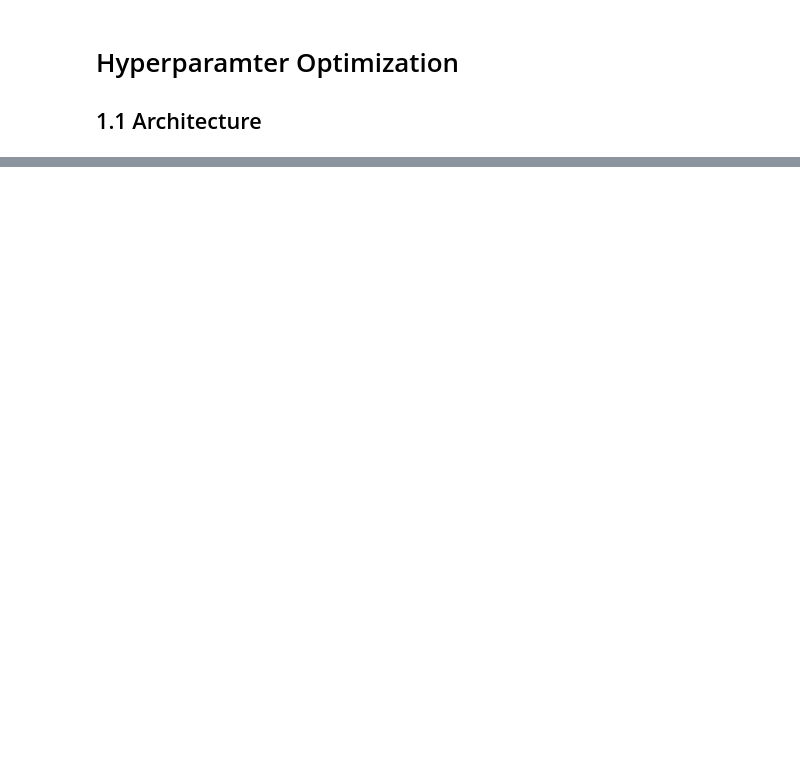
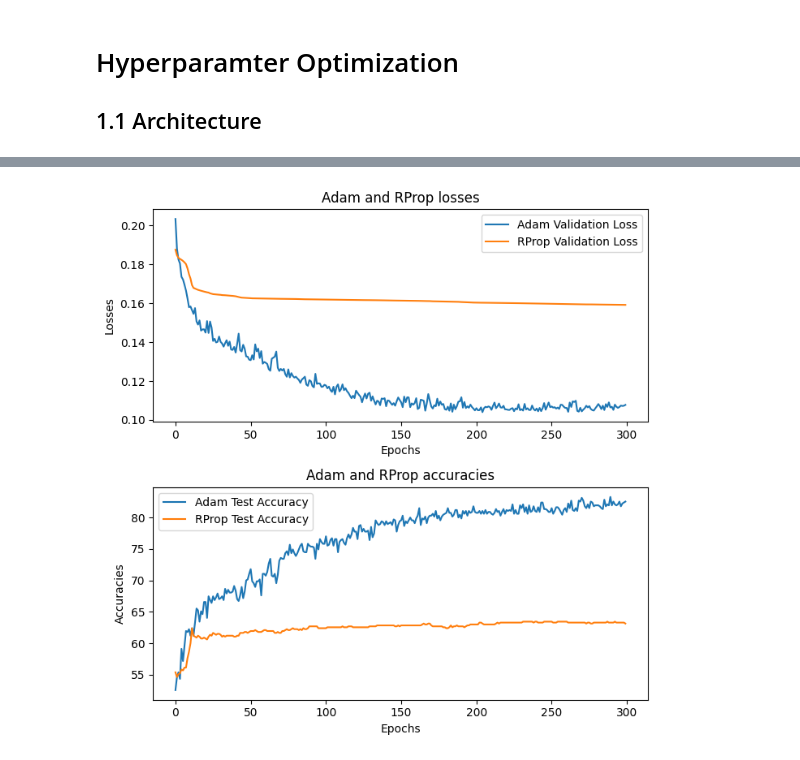
Before and after one commit to Klairgo/COS-711-Assignment-2, a Jupyter notebook: u21555258.ipynb, the cells around one changed output, grey strips where cells are left out. Cells and saved outputs as stored; diff of their text form; code cells hidden in the pictures; blank space fills up the shorter version.

Commit message:
Optimization and Comparison

```diff
--- a/u21555258.ipynb
+++ b/u21555258.ipynb
@@ -536,0 +853,50 @@ class NeuralNetwork():
+# %%
+act_funct = nn.Tanh()
+num_epochs = 300
+
+stack = nn.Sequential(
+    nn.Linear(12, 128),
+    act_funct,
+    nn.Linear(128, 128),
+    act_funct,
+    nn.Linear(128, 128),
+    act_funct,
+    nn.Linear(128, 32),
+    act_funct,
+    nn.Linear(32, 3),
+)
+
+model = NeuralNetwork(nn.MSELoss(), num_epochs , stack, 0.001, df, optim.Rprop)
+epoch_accuracy_train, epoch_accuracy_val, epoch_loss, epoch_val_loss = model.run_batch(100, False, True)
+
+stack = nn.Sequential(
+    nn.Linear(12, 128),
+    act_funct,
+    nn.Linear(128, 128),
+    act_funct,
+    nn.Linear(128, 128),
+    act_funct,
+    nn.Linear(128, 32),
+    act_funct,
+    nn.Linear(32, 3),
+)
+
+model = NeuralNetwork(nn.MSELoss(), num_epochs , stack, 0.001, df, optim.Adam)
+epoch_accuracy_train_a, epoch_accuracy_val_a, epoch_loss_a, epoch_val_loss_a = model.run_batch(100, False, True)
+
+fig,pos = plt.subplots(2,1,figsize=(7,7))
+pos[0].plot(range(num_epochs),epoch_val_loss_a, label="Adam Validation Loss")
+pos[0].plot(range(num_epochs),epoch_val_loss, label="RProp Validation Loss")
+pos[0].set_xlabel("Epochs")
+pos[0].set_ylabel("Losses")
+pos[0].set_title("Adam and RProp losses")
+pos[0].legend()
+pos[1].plot(range(num_epochs),epoch_accuracy_val_a,label="Adam Test Accuracy")
+pos[1].plot(range(num_epochs),epoch_accuracy_val,label="RProp Test Accuracy")
+pos[1].set_xlabel("Epochs")
+pos[1].set_ylabel("Accuracies")
+pos[1].set_title("Adam and RProp accuracies")
+pos[1].legend()
+plt.tight_layout()
+# %% [output]
+[figure, added]
```
Also changed, not shown: parts of 18 cells of this notebook.
